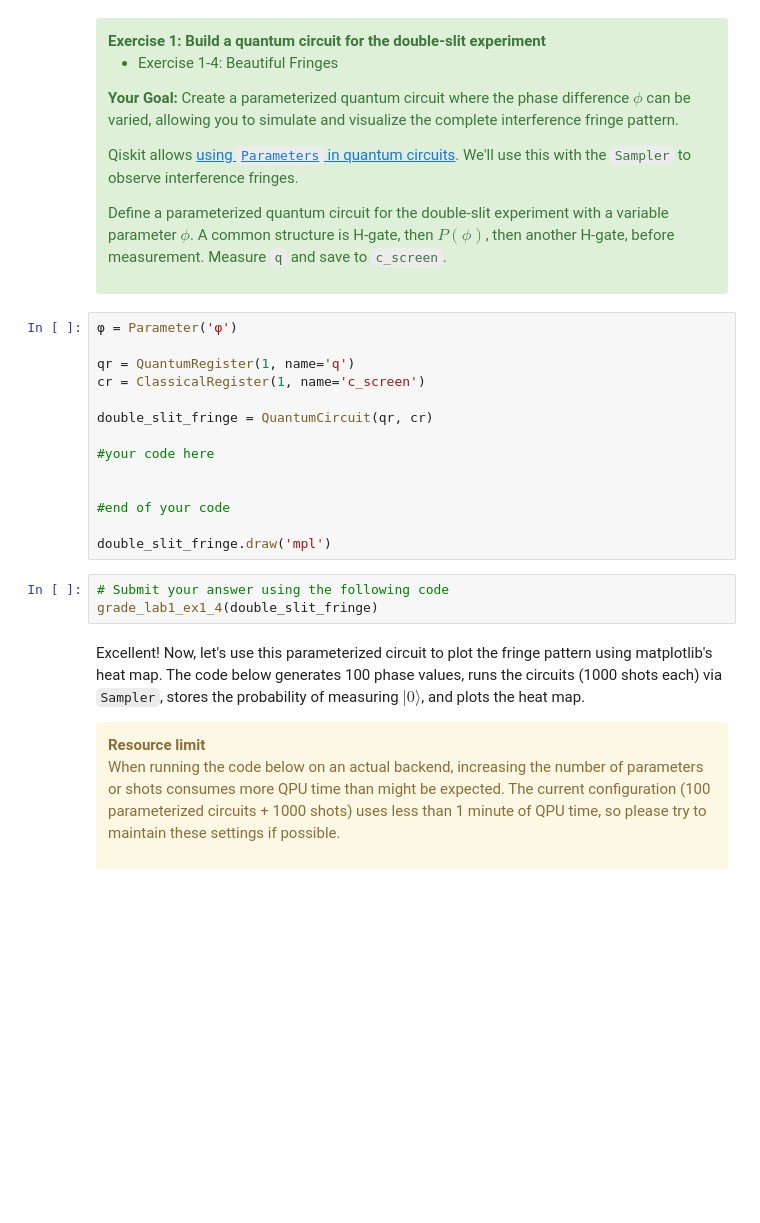
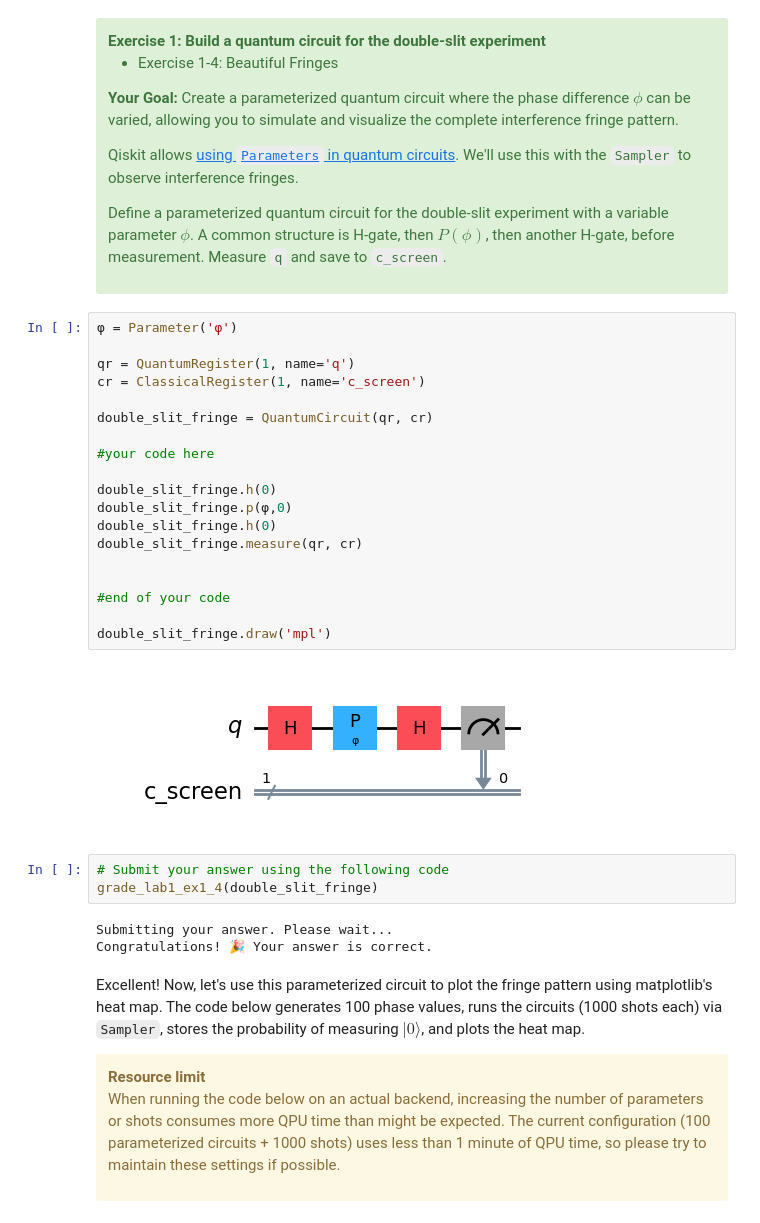
Before and after one commit to saxenaprajjwal/QGSS_2025, a Jupyter notebook: lab1.ipynb, the cells around one changed output. Drawn from its saved outputs; the diff is of its cells as text; blank space fills up the shorter version.

```diff
--- a/lab1.ipynb
+++ b/lab1.ipynb
@@ -357,20 +357,30 @@ Define a parameterized quantum circuit for the double-slit experiment with a var
 # %%
 φ = Parameter('φ')
 
 qr = QuantumRegister(1, name='q')
 cr = ClassicalRegister(1, name='c_screen')
 
 double_slit_fringe = QuantumCircuit(qr, cr)
 
 #your code here
 
+double_slit_fringe.h(0)
+double_slit_fringe.p(φ,0)
+double_slit_fringe.h(0)
+double_slit_fringe.measure(qr, cr)
+
 
 #end of your code
 
 double_slit_fringe.draw('mpl')
+# %% [output]
+[figure, added]
 # %%
 # Submit your answer using the following code
 grade_lab1_ex1_4(double_slit_fringe)
+# %% [output]
+Submitting your answer. Please wait...
+Congratulations! 🎉 Your answer is correct.
 # %% [markdown]
 Excellent! Now, let's use this parameterized circuit to plot the fringe pattern using matplotlib's heat map. The code below generates 100 phase values, runs the circuits (1000 shots each) via `Sampler`, stores the probability of measuring $|0\rangle$, and plots the heat map.
 
```
Also changed, not shown: parts of 17 cells of this notebook.
